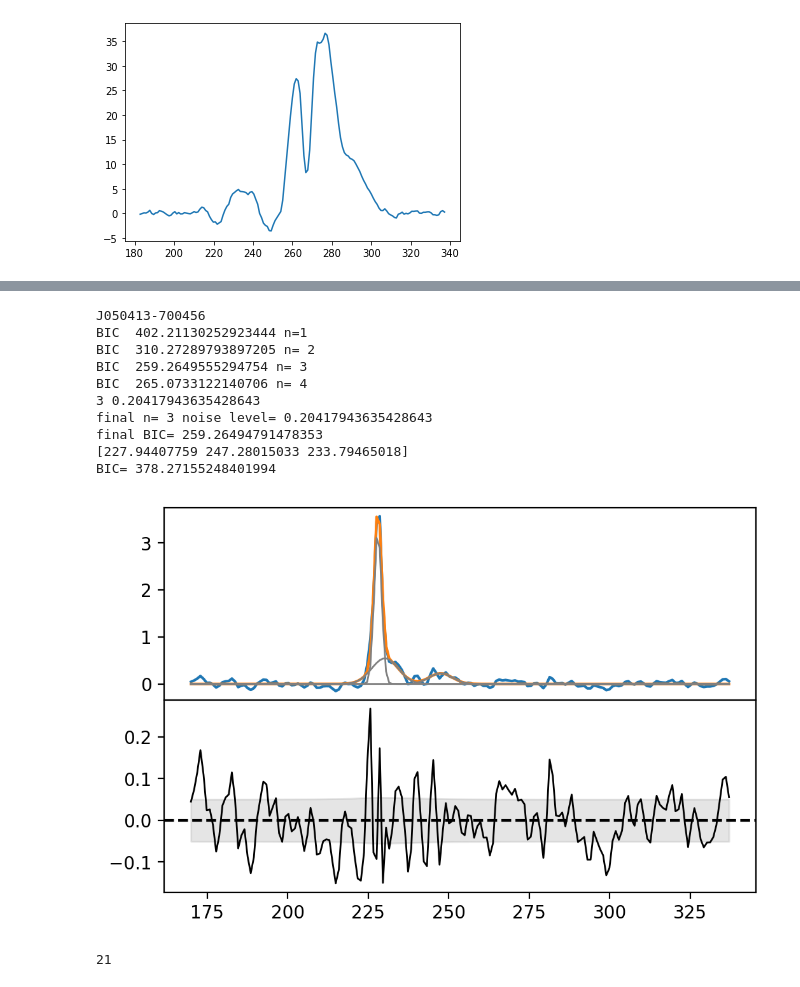
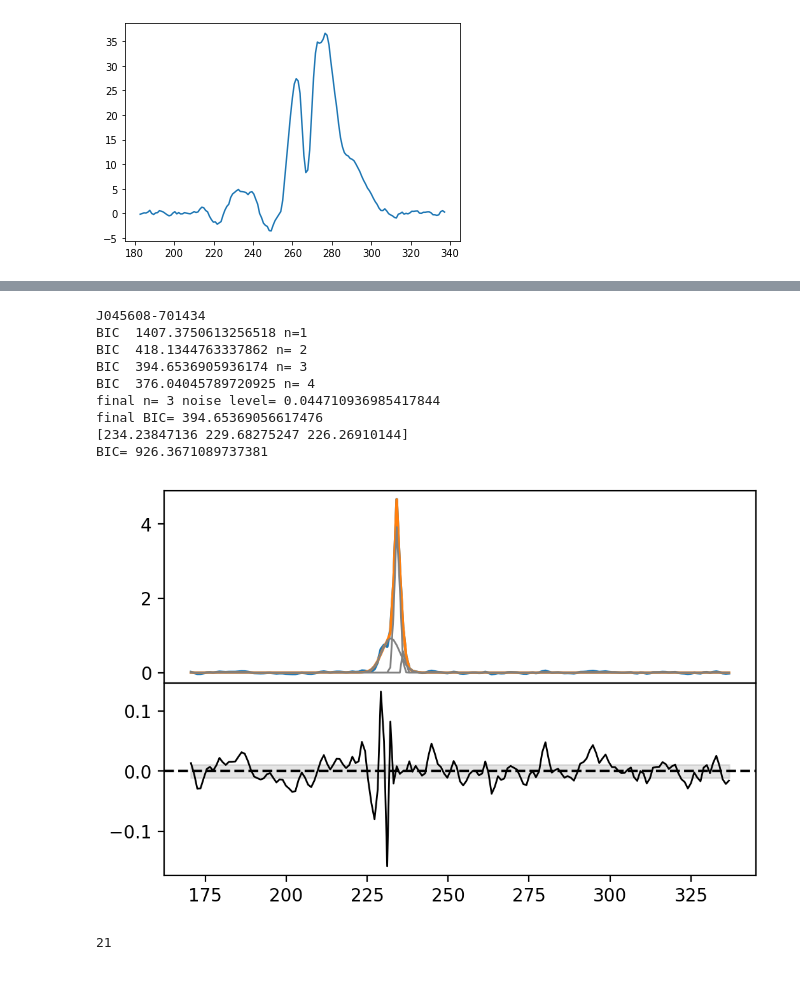
Before and after one commit to retarchen/Absorption_fitting, a Jupyter notebook: test.ipynb, the cells around one changed output, grey strips where cells are left out. Drawn from its saved outputs; the diff is of its cells as text; code cells hidden in the pictures.

```diff
--- a/test.ipynb
+++ b/test.ipynb
@@ -165,46 +143,45 @@ reload(radiative_transfer.Gaussian_fitting)
 reload(radiative_transfer)
 from radiative_transfer import Gf
 #file_path = "/d/bip5/hchen/output_data/LMC_fitting/long_runs.txt"
 
 # Read the file and create a list of strings (one per line)
 #with open(file_path, 'r') as file:
 #    lines = [line.strip() for line in file]
-j=np.argwhere(np.array(nlist)=='J045153-692328').flatten()
-#j=50
+p=np.argwhere(np.array(nlist)=='J045608-701434').flatten()
+j=p[0]
 print(nlist[j])
 spectra=rd.get_emi_abs_data(nlist[j],nabs[j],1,1,mode='LMC',v_move=0.)
 x,y,yerr,xemi,yemi,yemi_err=spectra['velocity_tau'],spectra['1_e_tau'],spectra['1_e_tau_err'],spectra['velocity_TB'],spectra['TB'],spectra['TB_err']
 #Gf.fitting_plot(x,y,yerr,x_peak=[3.12835286e+02,2.61895645e+02+10])
 g = Gaussian1DKernel(stddev=0.5)
 #Gf.fitting_plot(x,convolve(y, g),yerr)
 gf=Gf(x,convolve(y, g),yerr)
 gf.bic_weight=20
 popt_,pcov_=gf.fitting()
 print(popt_[1::3])
 if y.max()>=1.:
     print('Satuated')
     p=np.argwhere(y>=0.99).flatten()
     y[p]=y[p]/y.max()*0.99
     #y=y/y.max()-np.exp(-3)
 y=-np.log(1-y)
 
 gf=Gf(x,y,yerr)
 gf.x_peak=popt_[1::3]
 gf.fitting_plot()
 
 #Gf.fitting_plot(x,y,yerr,x_peak=popt_[1::3])
 # %% [output]
-J050413-700456
-BIC  402.21130252923444 n=1
-BIC  310.27289793897205 n= 2
-BIC  259.2649555294754 n= 3
-BIC  265.0733122140706 n= 4
-3 0.20417943635428643
-final n= 3 noise level= 0.20417943635428643
-final BIC= 259.26494791478353
-[227.94407759 247.28015033 233.79465018]
-BIC= 378.27155248401994
+J045608-701434
+BIC  1407.3750613256518 n=1
+BIC  418.1344763337862 n= 2
+BIC  394.6536905936174 n= 3
+BIC  376.04045789720925 n= 4
+final n= 3 noise level= 0.044710936985417844
+final BIC= 394.65369056617476
+[234.23847136 229.68275247 226.26910144]
+BIC= 926.3671089737381
-[figure, old version]
+[figure, new version]
 # %%
 p=np.argwhere(np.array(nlist)=='J045207-665520').flatten()
 p[0]
```
Also changed, not shown: parts of 5 cells of this notebook, 3 other files.
